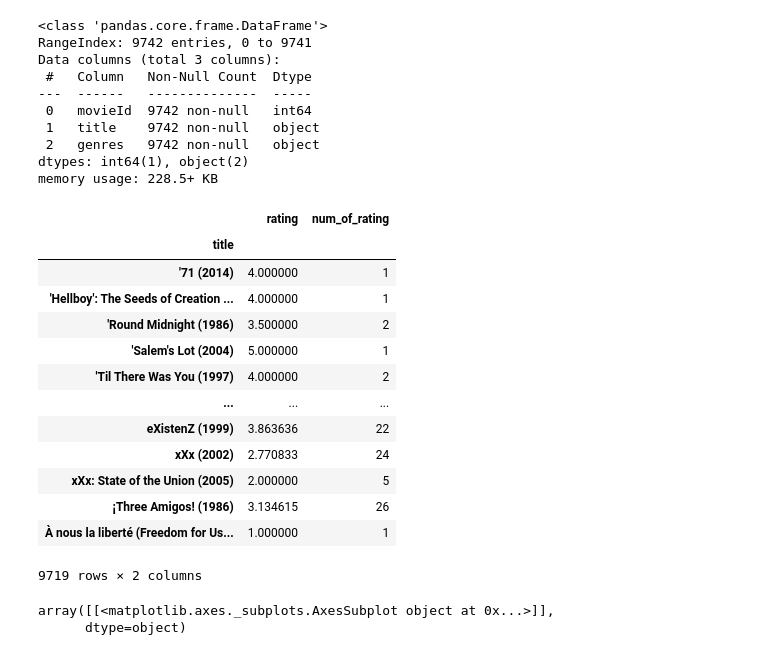
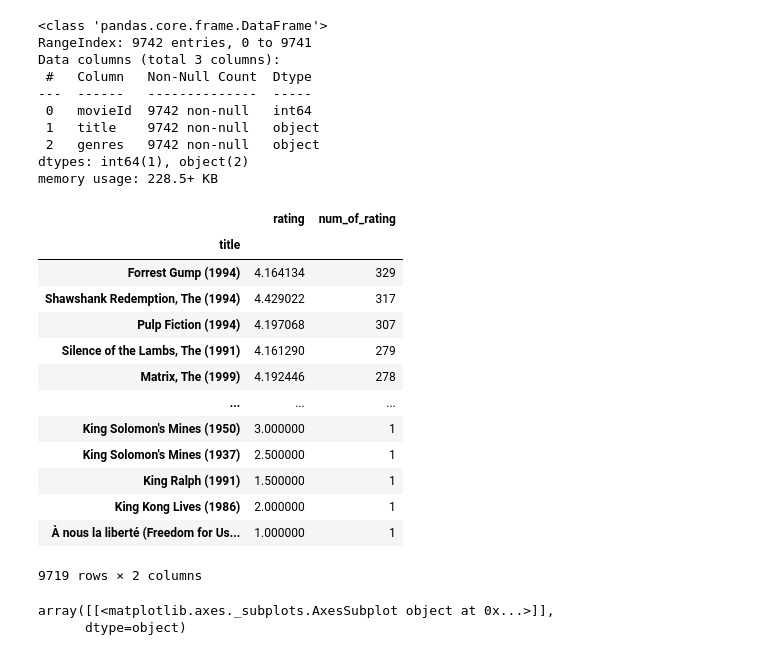
Before and after one commit to sku1978/sk-share-repo, a Jupyter notebook: ML/Recommender-System/Simple Recommender System.ipynb, the cells around one changed output. Cells and saved outputs as stored; diff of their text form; code cells hidden in the pictures.

```diff
--- a/ML/Recommender-System/Simple Recommender System.ipynb
+++ b/ML/Recommender-System/Simple Recommender System.ipynb
@@ -49,23 +50,23 @@ df=pd.merge(df,movies,on='movieId')
 # %%
 df_movie=pd.DataFrame(df.groupby('title').rating.mean())
 df_movie['num_of_rating']=pd.DataFrame(df.groupby('title').rating.count())
-# %%
-df_movie
-# %% [output]
-|  | rating | num_of_rating |
-| title |  |  |
-| '71 (2014) | 4.000000 | 1 |
-| 'Hellboy': The Seeds of Creation ... | 4.000000 | 1 |
-| 'Round Midnight (1986) | 3.500000 | 2 |
-| 'Salem's Lot (2004) | 5.000000 | 1 |
-| 'Til There Was You (1997) | 4.000000 | 2 |
-| ... | ... | ... |
-| eXistenZ (1999) | 3.863636 | 22 |
-| xXx (2002) | 2.770833 | 24 |
-| xXx: State of the Union (2005) | 2.000000 | 5 |
-| ¡Three Amigos! (1986) | 3.134615 | 26 |
-| À nous la liberté (Freedom for Us... | 1.000000 | 1 |
-9719 rows × 2 columns
+# %%
+df_movie.sort_values('num_of_rating', ascending=False)
+# %% [output]
+|  | rating | num_of_rating |
+| title |  |  |
+| Forrest Gump (1994) | 4.164134 | 329 |
+| Shawshank Redemption, The (1994) | 4.429022 | 317 |
+| Pulp Fiction (1994) | 4.197068 | 307 |
+| Silence of the Lambs, The (1991) | 4.161290 | 279 |
+| Matrix, The (1999) | 4.192446 | 278 |
+| ... | ... | ... |
+| King Solomon's Mines (1950) | 3.000000 | 1 |
+| King Solomon's Mines (1937) | 2.500000 | 1 |
+| King Ralph (1991) | 1.500000 | 1 |
+| King Kong Lives (1986) | 2.000000 | 1 |
+| À nous la liberté (Freedom for Us... | 1.000000 | 1 |
+9719 rows × 2 columns
 # %%
 plt.style.use('dark_background')
 df_movie.hist(column='rating', bins=70)
```
Also changed, not shown: parts of 11 cells of this notebook.
